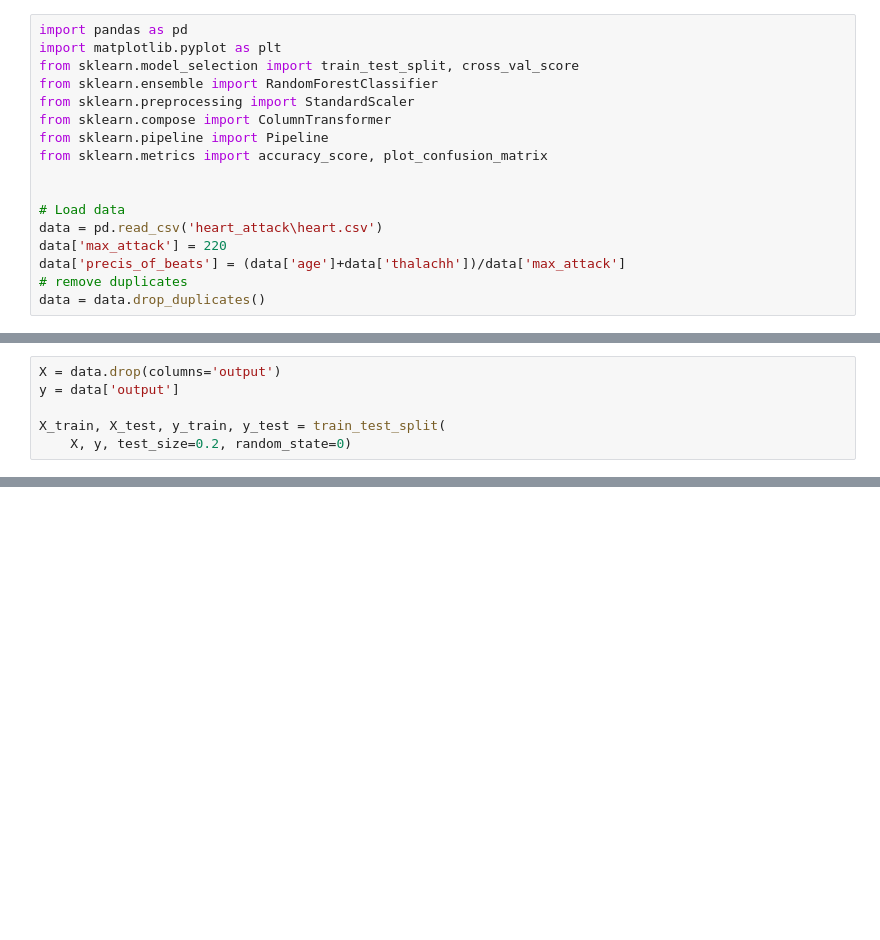
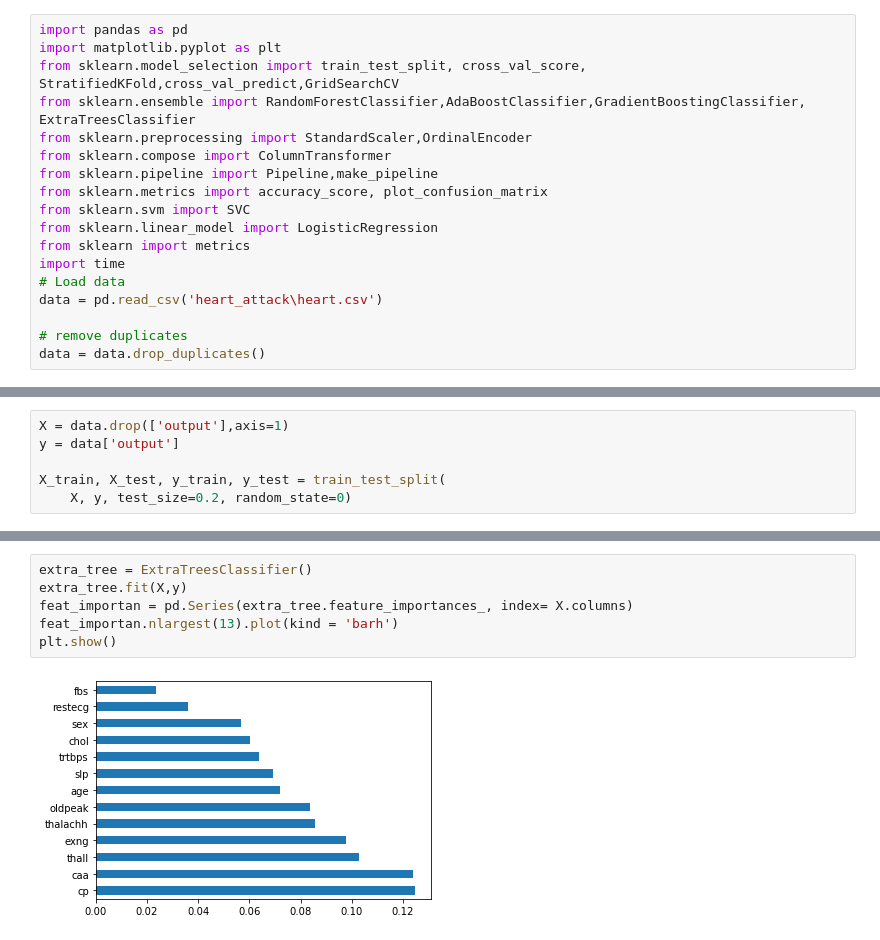
Before and after one commit to Abubakr1710/Hipocratia, a Jupyter notebook: feat_augm.ipynb, the cells around one changed output, grey strips where cells are left out. Drawn from its saved outputs; the diff is of its cells as text; blank space fills up the shorter version.

```diff
--- a/feat_augm.ipynb
+++ b/feat_augm.ipynb
@@ -1,17 +1,18 @@
 # %%
 import pandas as pd
 import matplotlib.pyplot as plt
-from sklearn.model_selection import train_test_split, cross_val_score
-from sklearn.ensemble import RandomForestClassifier
-from sklearn.preprocessing import StandardScaler
+from sklearn.model_selection import train_test_split, cross_val_score, StratifiedKFold,cross_val_predict,GridSearchCV
+from sklearn.ensemble import RandomForestClassifier,AdaBoostClassifier,GradientBoostingClassifier, ExtraTreesClassifier
+from sklearn.preprocessing import StandardScaler,OrdinalEncoder
 from sklearn.compose import ColumnTransformer
-from sklearn.pipeline import Pipeline
+from sklearn.pipeline import Pipeline,make_pipeline
 from sklearn.metrics import accuracy_score, plot_confusion_matrix
-
-
+from sklearn.svm import SVC
+from sklearn.linear_model import LogisticRegression
+from sklearn import metrics
+import time
 # Load data
 data = pd.read_csv('heart_attack\heart.csv')
-data['max_attack'] = 220
-data['precis_of_beats'] = (data['age']+data['thalachh'])/data['max_attack']
+
 # remove duplicates
 data = data.drop_duplicates()
@@ -34,5 +19,5 @@ data.drop(['max_attack'], axis=1)
 # %%
-X = data.drop(columns='output')
+X = data.drop(['output'],axis=1)
 y = data['output']
 
 X_train, X_test, y_train, y_test = train_test_split(
@@ -47,3 +112,11 @@ num_prep = ColumnTransformer([('num_prepo', StandardScaler(), num_var)],
+# %%
+extra_tree = ExtraTreesClassifier()
+extra_tree.fit(X,y)
+feat_importan = pd.Series(extra_tree.feature_importances_, index= X.columns)
+feat_importan.nlargest(13).plot(kind = 'barh')
+plt.show()
+# %% [output]
+[figure, added]
 # %%
 # Model
 rf = RandomForestClassifier(random_state=0, max_depth=4, n_estimators=200)
```
Also changed, not shown: parts of 12 cells of this notebook, 2 other files.
